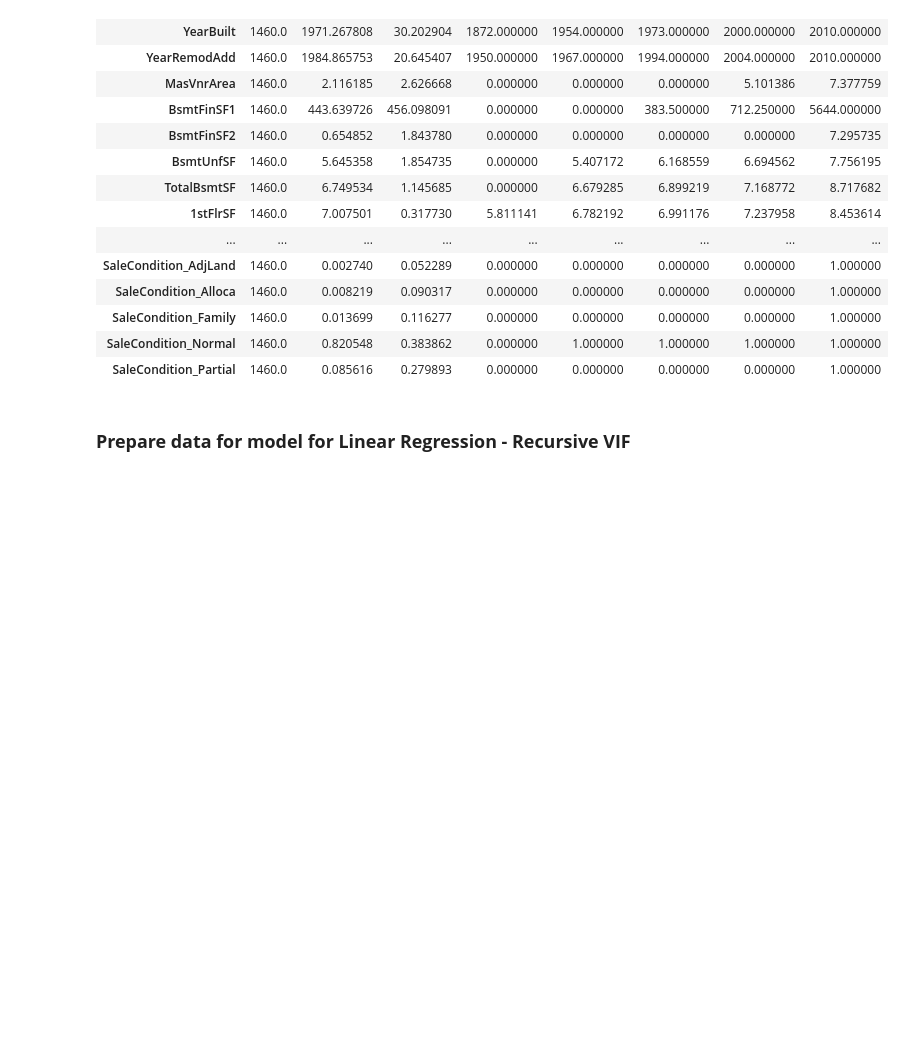
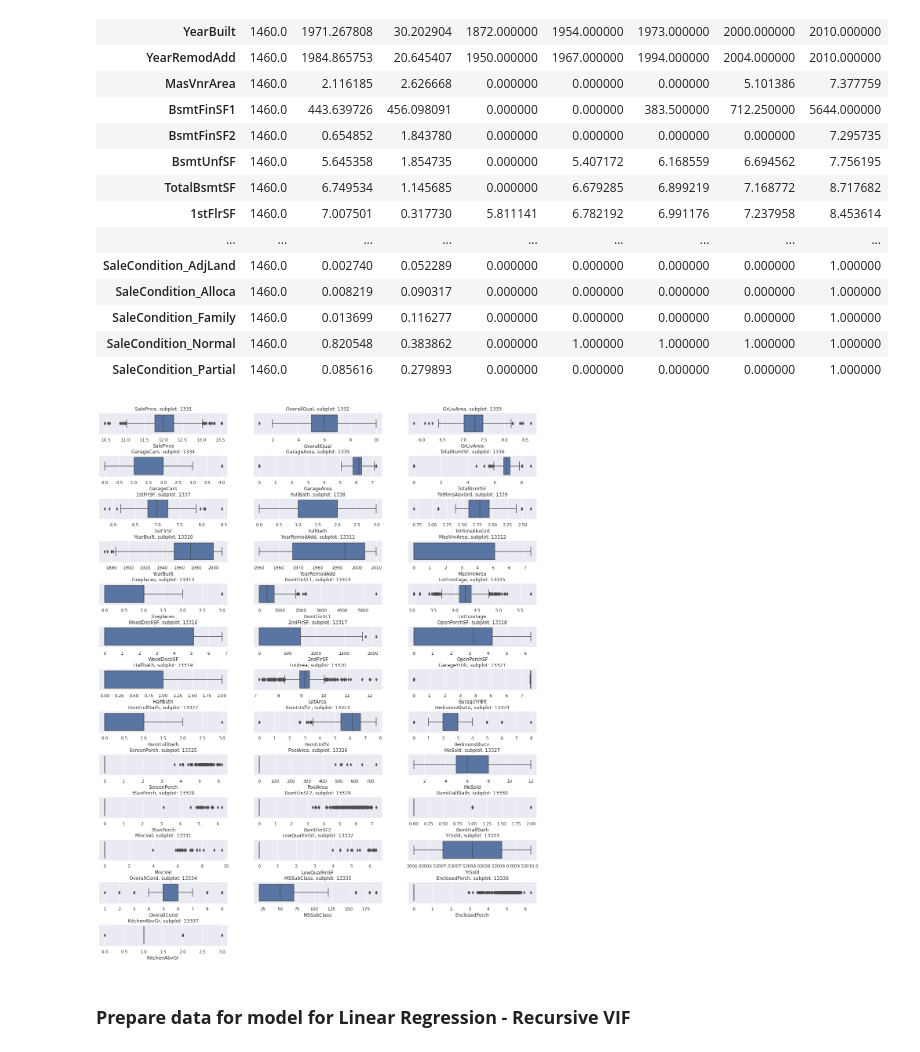
Before and after one commit to ishankarve/Assignment-Advanced-Regression, a Jupyter notebook: Assignment Advanced Regression.ipynb, the cells around one changed output. Saved outputs shown, nothing was run; the diff lists cells and outputs as text; code cells hidden in the pictures; blank space fills up the shorter version.

```diff
--- a/Assignment Advanced Regression.ipynb
+++ b/Assignment Advanced Regression.ipynb
@@ -1349,6 +1349,28 @@ binnned_df.describe().T
 | SaleCondition_Family | 1460.0 | 0.013699 | 0.116277 | 0.000000 | 0.000000 | 0.000000 | 0.000000 | 1.000000 |
 | SaleCondition_Normal | 1460.0 | 0.820548 | 0.383862 | 0.000000 | 1.000000 | 1.000000 | 1.000000 | 1.000000 |
 | SaleCondition_Partial | 1460.0 | 0.085616 | 0.279893 | 0.000000 | 0.000000 | 0.000000 | 0.000000 | 1.000000 |
+# %%
+# view distribution top correlated features
+# get column names
+columns = saleprice_corr[['SalePrice']].sort_values(by=['SalePrice'],ascending=False).T.columns.tolist()
+
+n_cols = 3
+n_rows = round(len(columns)/n_cols)+1
+plot_count = 1
+plt.figure(figsize=(20, 25))
+
+for i in columns:
+    plt.subplot(n_rows, n_cols, plot_count)
+    plt.title('{}, subplot: {}{}{}'.format(i, n_rows, n_cols, plot_count))
+    plt.xlabel(i)
+    sns.boxplot(raw_df[i])
+    plot_count = plot_count + 1
+    # https://stackoverflow.com/questions/35754511/manipulation-on-vertical-space-in-matplotlib-subplots
+    plt.subplots_adjust(hspace=1)
+
+plt.show();
+# %% [output]
+[figure, added]
 # %% [markdown]
 ### **Prepare data for model for Linear Regression - Recursive VIF**
 # %%
```
Also changed, not shown: parts of 23 cells of this notebook.
